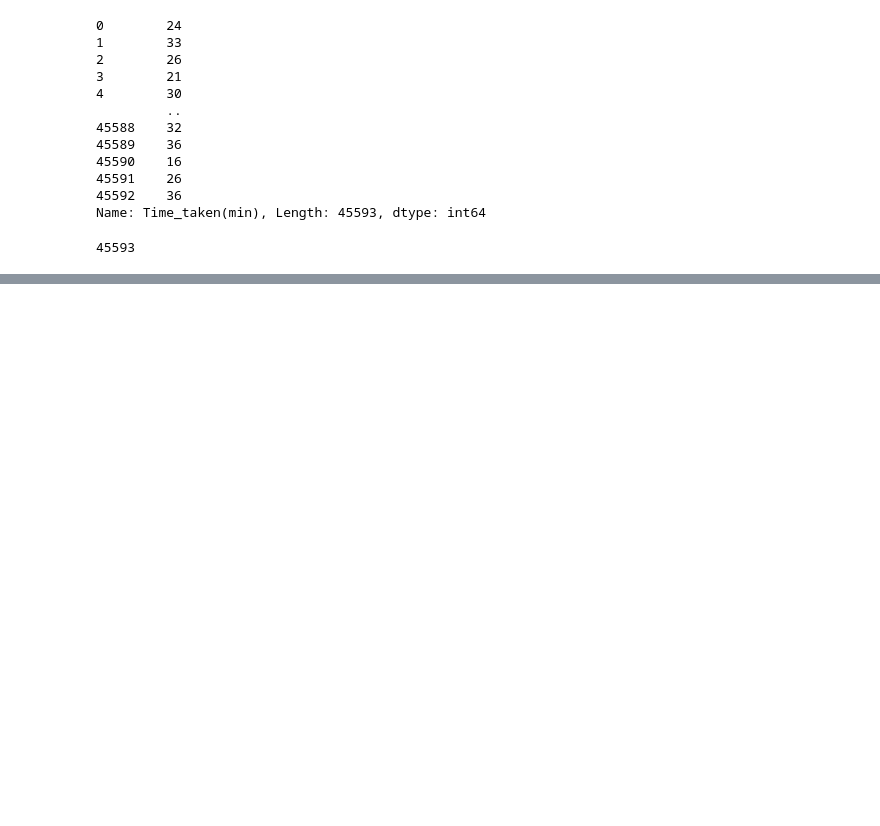
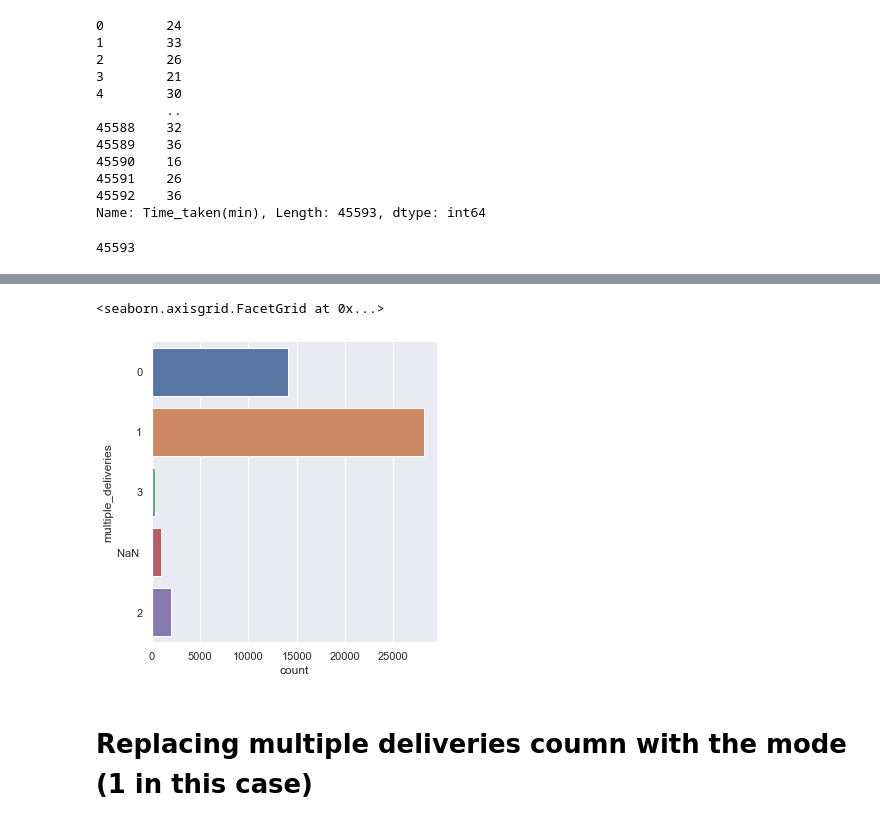
Before and after one commit to Georgetxm/SC1015, a Jupyter notebook: FoodPanda_EDA.ipynb, the cells around one changed output, grey strips where cells are left out. Drawn from its saved outputs; the diff is of its cells as text; code cells hidden in the pictures; blank space fills up the shorter version.

```diff
--- a/FoodPanda_EDA.ipynb
+++ b/FoodPanda_EDA.ipynb
@@ -111,0 +148,8 @@ Number of Conditions : 7
+# %%
+# Count Plot for Legendary Train
+sb.catplot(y = "multiple_deliveries", data = trainData, kind = "count")
+# %% [output]
+<seaborn.axisgrid.FacetGrid at 0x...>
+[figure, added]
+# %% [markdown]
+# Replacing multiple deliveries coumn with the mode (1 in this case)
```
Also changed, not shown: parts of 13 cells of this notebook, 1 other file.
